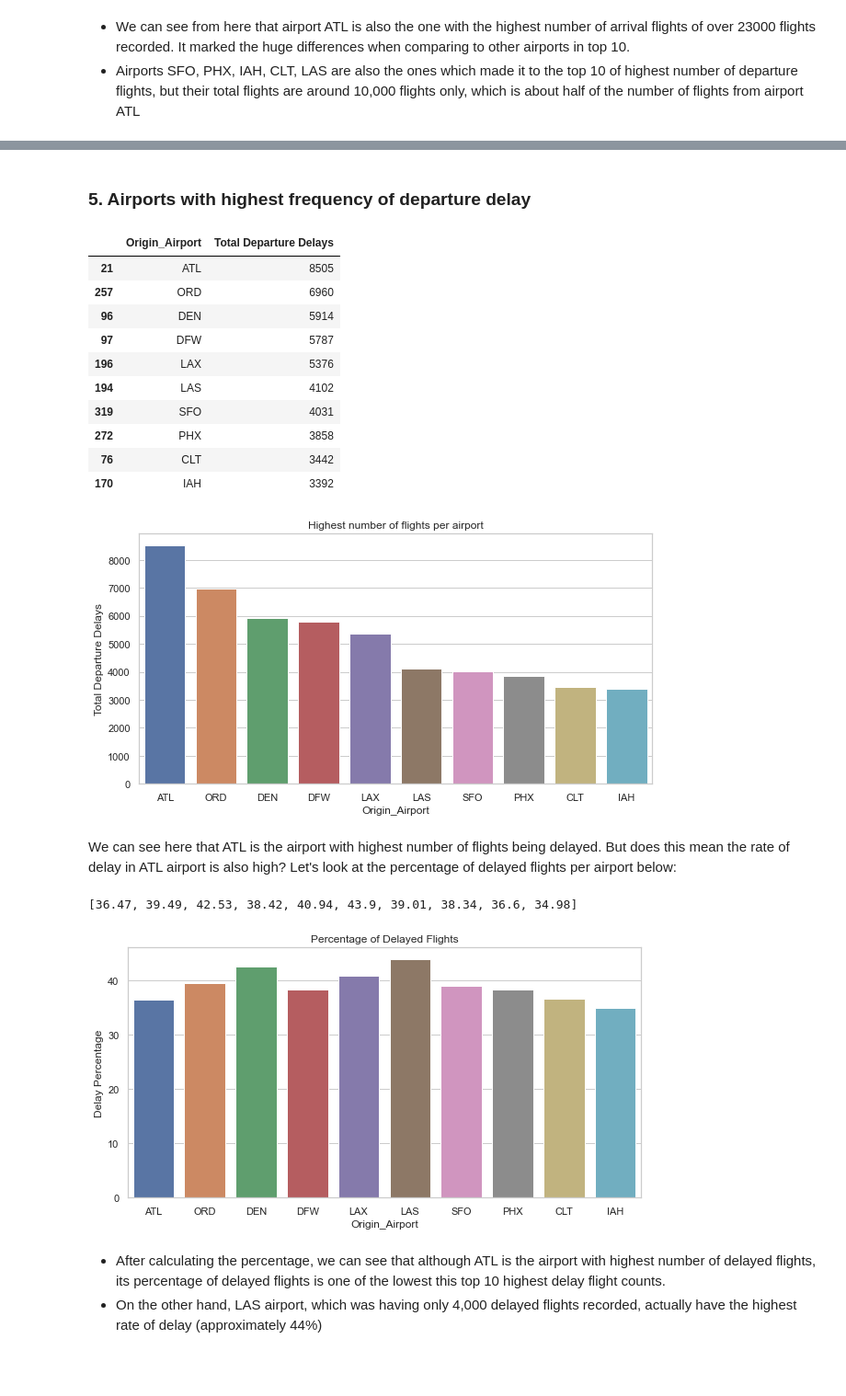
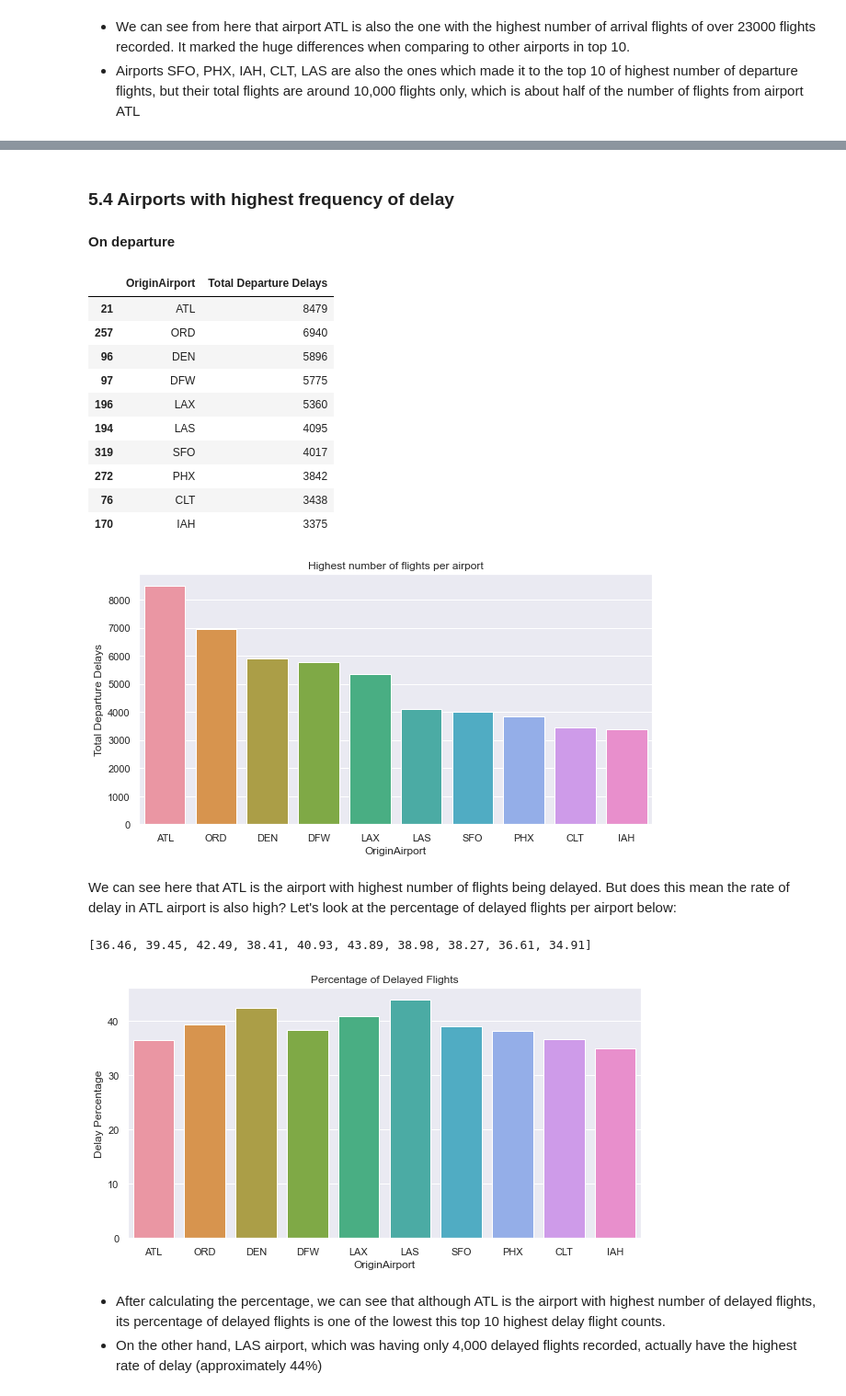
Before and after one commit to grace-pham/Flight-Delay-Predictions, a Jupyter notebook: EDA.ipynb, the cells around one changed output, grey strips where cells are left out. Shown: that part at 92% size. Drawn from its saved outputs; the diff is of its cells as text; code cells hidden in the pictures; blank space fills up the shorter version.

```diff
--- a/EDA.ipynb
+++ b/EDA.ipynb
@@ -608,2 +109,0 @@ airportMapping.head()
-# %%
-airline_df = airline_df.merge(airportMapping, left_on='Airline', right_on='Code')
@@ -675,5 +383,5 @@ We can see that the percentage of flights being delayed on arrival and on depart
 # %%
-number_of_flight_dep = airline_df.groupby('Origin_Airport')['Flight_Number_Airline'].count().reset_index(name = 'Total Flights')
+number_of_flight_dep = airline_df.groupby('OriginAirport')['Flight_Number_Airline'].count().reset_index(name = 'Total Flights')
 top10_number_of_flight_dep = number_of_flight_dep.sort_values('Total Flights',ascending = False).head(10)
 top10_number_of_flight_dep
 # %% [output]
@@ -723,48 +435,49 @@ display_bar_char('Dest_Airport', 'Total Flights', top10_number_of_flight_arr, 'v
 # %% [markdown]
-### 5. Airports with highest frequency of departure delay
+### 5.4 Airports with highest frequency of delay
+#### On departure
 # %%
-dep_delay_freq = airline_df.groupby('Origin_Airport')['IsDepDelay'].sum().reset_index(name = 'Total Departure Delays')
+dep_delay_freq = airline_df.groupby('OriginAirport')['IsDepDelay'].sum().reset_index(name = 'Total Departure Delays')
 top10_dep_delay_freq = dep_delay_freq.sort_values('Total Departure Delays',ascending = False).head(10)
 top10_dep_delay_freq
 # %% [output]
-|  | Origin_Airport | Total Departure Delays |
-| 21 | ATL | 8505 |
-| 257 | ORD | 6960 |
-| 96 | DEN | 5914 |
-| 97 | DFW | 5787 |
-| 196 | LAX | 5376 |
-| 194 | LAS | 4102 |
-| 319 | SFO | 4031 |
-| 272 | PHX | 3858 |
-| 76 | CLT | 3442 |
-| 170 | IAH | 3392 |
+|  | OriginAirport | Total Departure Delays |
+| 21 | ATL | 8479 |
+| 257 | ORD | 6940 |
+| 96 | DEN | 5896 |
+| 97 | DFW | 5775 |
+| 196 | LAX | 5360 |
+| 194 | LAS | 4095 |
+| 319 | SFO | 4017 |
+| 272 | PHX | 3842 |
+| 76 | CLT | 3438 |
+| 170 | IAH | 3375 |
 # %%
-display_bar_char('Origin_Airport', 'Total Departure Delays', top10_dep_delay_freq, 'v', (10, 5), "Highest number of flights per airport")
+display_bar_char('OriginAirport', 'Total Departure Delays', top10_dep_delay_freq, 'v', (10, 5), "Highest number of flights per airport")
 # %% [output]
-[figure, old version]
+[figure, new version]
 # %% [markdown]
 We can see here that ATL is the airport with highest number of flights being delayed. But does this mean the rate of delay in ATL airport is also high? Let's look at the percentage of delayed flights per airport below:
 # %%
 # Calculate delay percentage for departure flights in top 10 airports with highest delayed flight count
 delay_percentages = []
 for index, row in top10_dep_delay_freq.iterrows():
-    airport = row["Origin_Airport"]
+    airport = row["OriginAirport"]
     total_delay = row["Total Departure Delays"]
-    total_flight = number_of_flight_dep["Total Flights"].loc[number_of_flight_dep["Origin_Airport"] == airport].values[0]
+    total_flight = number_of_flight_dep["Total Flights"].loc[number_of_flight_dep["OriginAirport"] == airport].values[0]
     # Calculate delay departure percentage for an airport
     delay_percentage = round((total_delay/total_flight)*100, 2)
     # Append calculated percentage to the list
     delay_percentages.append(delay_percentage)
 delay_percentages # List of percentage for flight delay in top 10 highest delayed flight airports
 # %% [output]
-[36.47, 39.49, 42.53, 38.42, 40.94, 43.9, 39.01, 38.34, 36.6, 34.98]
+[36.46, 39.45, 42.49, 38.41, 40.93, 43.89, 38.98, 38.27, 36.61, 34.91]
 # %%
 # Create a new column in data frame top10_dep_delay_freq
 top10_dep_delay_freq["Delay Percentage"] = delay_percentages
 # %%
-display_bar_char('Origin_Airport', 'Delay Percentage', top10_dep_delay_freq, 'v', (10, 5), "Percentage of Delayed Flights")
+display_bar_char('OriginAirport', 'Delay Percentage', top10_dep_delay_freq, 'v', (10, 5), "Percentage of Delayed Flights")
 # %% [output]
-[figure, old version]
+[figure, new version]
 # %% [markdown]
 - After calculating the percentage, we can see that although ATL is the airport with highest number of delayed flights, its percentage of delayed flights is one of the lowest this top 10 highest delay flight counts.
 - On the other hand, LAS airport, which was having only 4,000 delayed flights recorded, actually have the highest rate of delay (approximately 44%)
```
Also changed, not shown: parts of 207 cells of this notebook.
